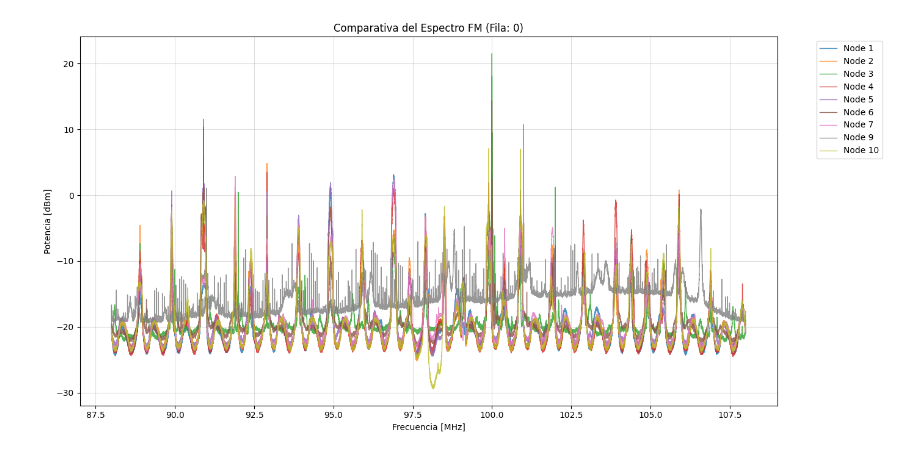
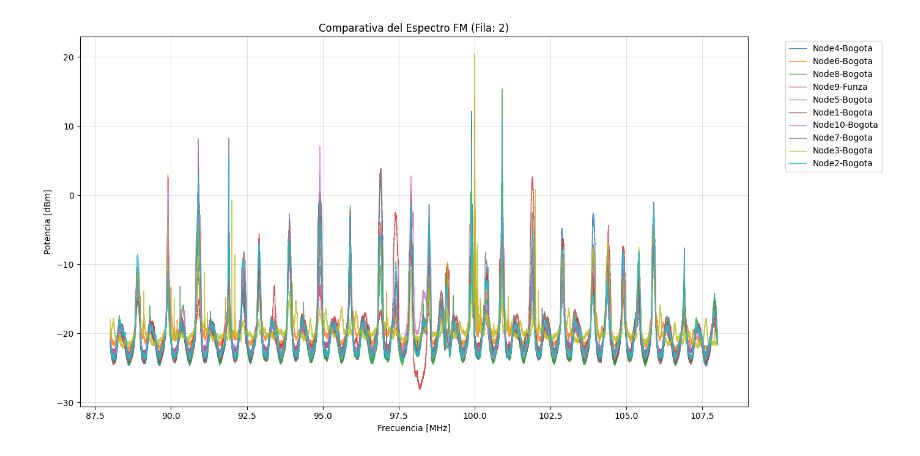
Before and after one commit to dramirezbe/DataBase-RF-FM-88MHz-108MHz-Bogota-Funza, a Jupyter notebook: test-plots.ipynb, the cells around one changed output. Drawn from its saved outputs; the diff is of its cells as text; code cells hidden in the pictures.

```diff
--- a/test-plots.ipynb
+++ b/test-plots.ipynb
@@ -5,47 +5,32 @@ from tqdm import tqdm
 import numpy as np
 import matplotlib.pyplot as plt
 import ast
-import re
 
-# Find all CSV files that start with "Node"
-files = glob.glob("Node*.csv")
-node_data = {}
+archivos = glob.glob("Node*.csv")
+datos_nodos = {}
 
-# Load all files into memory with a progress bar
-for file in tqdm(files, desc="Loading CSVs"):
-    # Extracts only the digits that come directly after 'Node'
-    match = re.search(r'Node(\d+)', file)
-
-    if match:
-        node_number = match.group(1) # This stores "1", "2", "10", etc.
-        node_data[node_number] = pd.read_csv(file)
+# Carga todos los archivos en memoria con barra de progreso
+for archivo in tqdm(archivos, desc="Cargando CSVs"):
+    nombre_nodo = archivo.replace('.csv', '')
+    datos_nodos[nombre_nodo] = pd.read_csv(archivo)
 # %%
-ROW_PLOT = 0  # Changed to plot the first row
-
-# Define the target nodes (1 through 10, excluding 8)
-target_nodes = [str(i) for i in range(1, 11) if i != 8]
+ROW_PLOT = 2  # Cambia este número para plotear otra fila
 
 plt.figure(figsize=(14, 7))
 
-for node_number in target_nodes:
-    # Check if the node was successfully loaded in the first step
-    if node_number in node_data:
-        df = node_data[node_number]
+for nombre_nodo, df in datos_nodos.items():
+    # Extraer la lista de la fila indicada
+    pxx = ast.literal_eval(df['pxx'].iloc[ROW_PLOT])
+    frecuencias = np.linspace(88, 108, len(pxx))
 
-        # Extract the list of the specified row
-        pxx = ast.literal_eval(df['pxx'].iloc[ROW_PLOT])
-        frecuencias = np.linspace(88, 108, len(pxx))
-
-        plt.plot(frecuencias, pxx, label=f"Node {node_number}", linewidth=1, alpha=0.8)
-    else:
-        print(f"Warning: Node {node_number} not found in the loaded data.")
+    plt.plot(frecuencias, pxx, label=nombre_nodo, linewidth=1, alpha=0.8)
 
 plt.title(f"Comparativa del Espectro FM (Fila: {ROW_PLOT})")
 plt.xlabel("Frecuencia [MHz]")
 plt.ylabel("Potencia [dBm]")
 plt.legend(bbox_to_anchor=(1.05, 1), loc='upper left')
 plt.grid(True, alpha=0.4)
 plt.tight_layout()
 plt.show()
 # %% [output]
-[figure, old version]
+[figure, new version]
```
Also changed, not shown: 11 other files.
